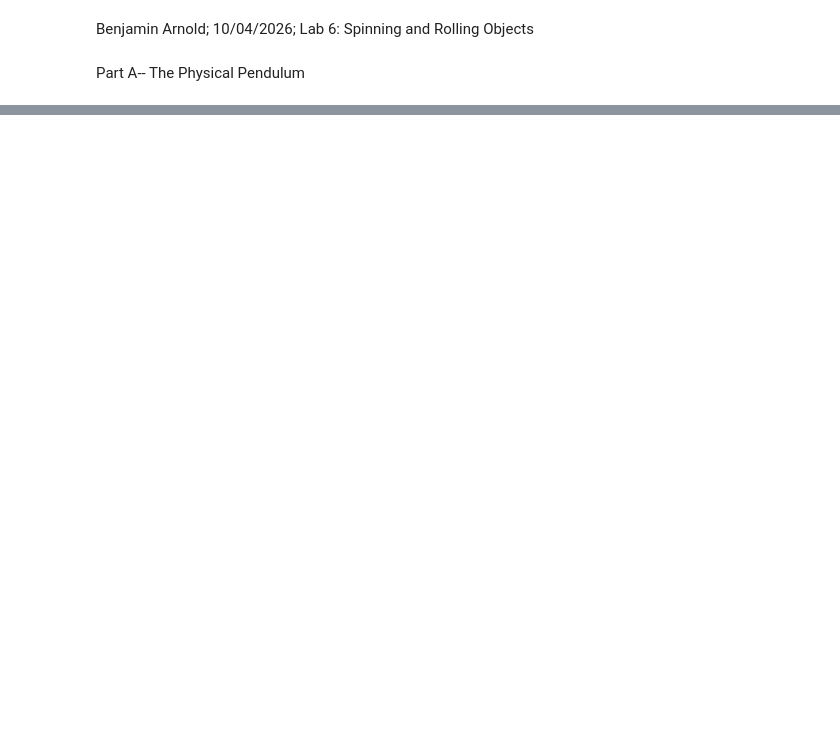
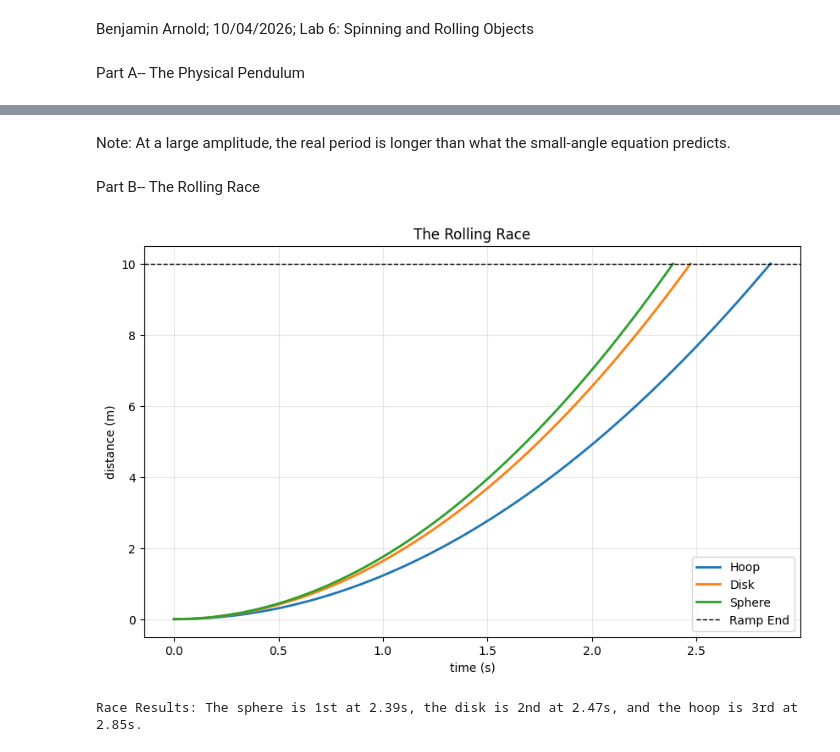
Before and after one commit to barnol-lee/phys311, a Jupyter notebook: Labs/Lab06/lab06_rotation.ipynb, the cells around one changed output, grey strips where cells are left out. Saved outputs shown, nothing was run; the diff lists cells and outputs as text; code cells hidden in the pictures; blank space fills up the shorter version.

```diff
--- a/Labs/Lab06/lab06_rotation.ipynb
+++ b/Labs/Lab06/lab06_rotation.ipynb
@@ -46,0 +71,52 @@ plt.show()
+# %% [markdown]
+Note: At a large amplitude, the real period is longer than what the small-angle equation predicts.
+# %% [markdown]
+Part B-- The Rolling Race
+# %%
+def rolling_accel(theta_incline,c,g=9.81):
+    return g*np.sin(theta_incline)/(1+c)
+
+ramp_length=10
+theta_incline=30*(np.pi/180)
+dt=0.001
+def EulerCromer_step(r,v,c,dt,g):
+    a=rolling_accel(theta_incline,c,g)
+
+    v_new=v+a*dt
+    r_new=r+v_new*dt
+    return r_new, v_new
+
+def race(c):
+    r_arr=[]
+    t_arr=[]
+    r,v=0.0,0.0
+    t=0.0
+
+    while r<=ramp_length:
+        r_arr.append(r)
+        t_arr.append(t)
+        r,v=EulerCromer_step(r,v,c,dt,9.81)
+        t=t+dt
+
+    return t_arr,r_arr
+
+t_hoop,r_hoop=race(1.0)
+t_disk,r_disk=race(0.5)
+t_sphere,r_sphere=race(0.4)
+
+plt.figure(figsize=(10, 6))
+plt.plot(t_hoop, r_hoop, linewidth=2, label='Hoop')
+plt.plot(t_disk, r_disk, linewidth=2, label='Disk')
+plt.plot(t_sphere, r_sphere, linewidth=2, label='Sphere')
+plt.axhline(y=ramp_length, color='black', linestyle='--', linewidth=1, label='Ramp End')
+plt.xlabel('time (s)')
+plt.ylabel('distance (m)')
+plt.title('The Rolling Race')
+plt.grid(True, alpha=0.3)
+plt.legend()
+plt.show()
+
+print(f'Race Results: The sphere is 1st at {t_sphere[-1]:.2f}s, the disk is 2nd at {t_disk[-1]:.2f}s, and the hoop is 3rd at {t_hoop[-1]:.2f}s.')
+# %% [output]
+[figure, added]
+Race Results: The sphere is 1st at 2.39s, the disk is 2nd at 2.47s, and the hoop is 3rd at 2.85s.
```
Also changed, not shown: parts of 1 cell of this notebook.
